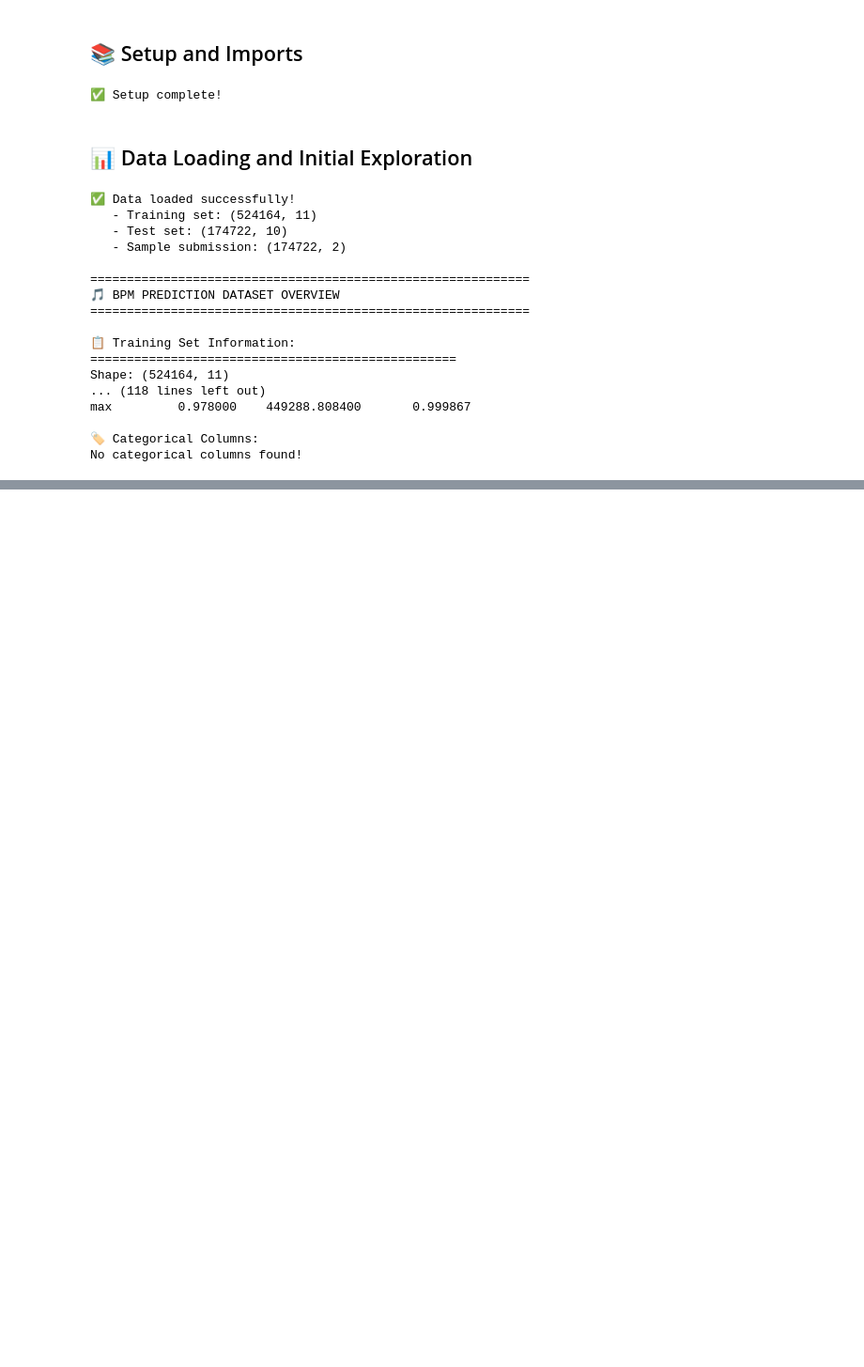
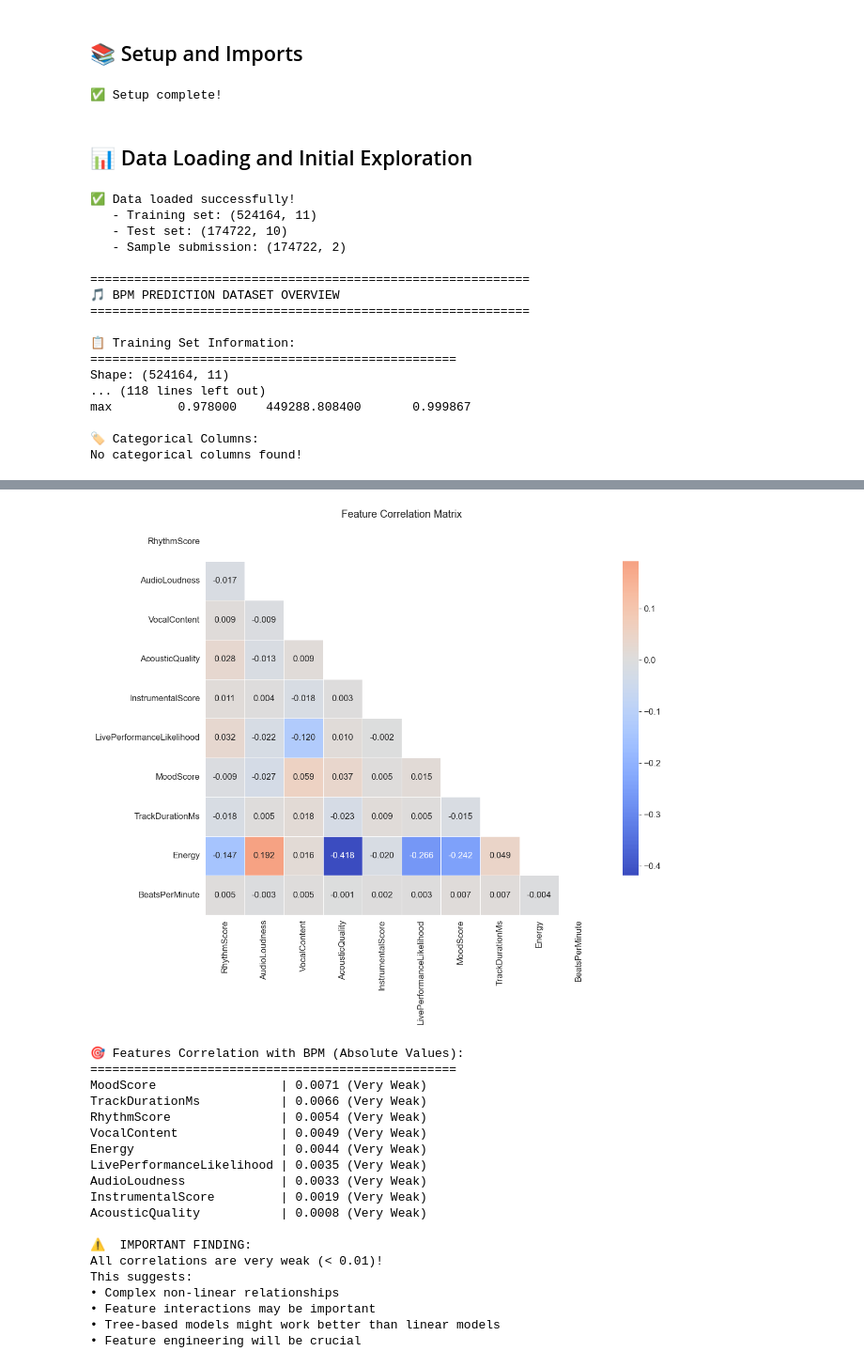
Before and after one commit to rodrick-mpofu/predict-bpm, a Jupyter notebook: notebooks/01_eda.ipynb, the cells around one changed output, grey strips where cells are left out. Shown at 94% size. Cells and saved outputs as stored; diff of their text form; code cells hidden in the pictures; blank space fills up the shorter version.

```diff
--- a/notebooks/01_eda.ipynb
+++ b/notebooks/01_eda.ipynb
@@ -105,0 +346,52 @@ No categorical columns found!
+# %%
+# Deep dive into correlations
+correlation_matrix = train_df[features + ['BeatsPerMinute']].corr()
+
+# Heatmap
+plt.figure(figsize=(12, 10))
+mask = np.triu(np.ones_like(correlation_matrix, dtype=bool))
+sns.heatmap(correlation_matrix, mask=mask, annot=True, cmap='coolwarm', center=0,
+            square=True, linewidths=0.5, cbar_kws={"shrink": 0.8}, fmt='.3f')
+plt.title('Feature Correlation Matrix')
+plt.tight_layout()
+plt.show()
+
+# Focus on BPM correlations
+bpm_correlations = correlation_matrix['BeatsPerMinute'].abs().sort_values(ascending=False)
+
+print("🎯 Features Correlation with BPM (Absolute Values):")
+print("=" * 50)
+for feature, corr in bpm_correlations.items():
+    if feature != 'BeatsPerMinute':
+        strength = "Strong" if corr > 0.7 else "Moderate" if corr > 0.3 else "Weak" if corr > 0.1 else "Very Weak"
+        print(f"{feature:25} | {corr:.4f} ({strength})")
+
+# ⚠️ Important observation
+print(f"\n⚠️  IMPORTANT FINDING:")
+print(f"All correlations are very weak (< 0.01)!")
+print(f"This suggests:")
+print(f"• Complex non-linear relationships")
+print(f"• Feature interactions may be important")
+print(f"• Tree-based models might work better than linear models")
+print(f"• Feature engineering will be crucial")
+# %% [output]
+[figure, added]
+🎯 Features Correlation with BPM (Absolute Values):
+==================================================
+MoodScore                 | 0.0071 (Very Weak)
+TrackDurationMs           | 0.0066 (Very Weak)
+RhythmScore               | 0.0054 (Very Weak)
+VocalContent              | 0.0049 (Very Weak)
+Energy                    | 0.0044 (Very Weak)
+LivePerformanceLikelihood | 0.0035 (Very Weak)
+AudioLoudness             | 0.0033 (Very Weak)
+InstrumentalScore         | 0.0019 (Very Weak)
+AcousticQuality           | 0.0008 (Very Weak)
+
+⚠️  IMPORTANT FINDING:
+All correlations are very weak (< 0.01)!
+This suggests:
+• Complex non-linear relationships
+• Feature interactions may be important
+• Tree-based models might work better than linear models
+• Feature engineering will be crucial
```
Also changed, not shown: parts of 25 cells of this notebook, 1 other file.
